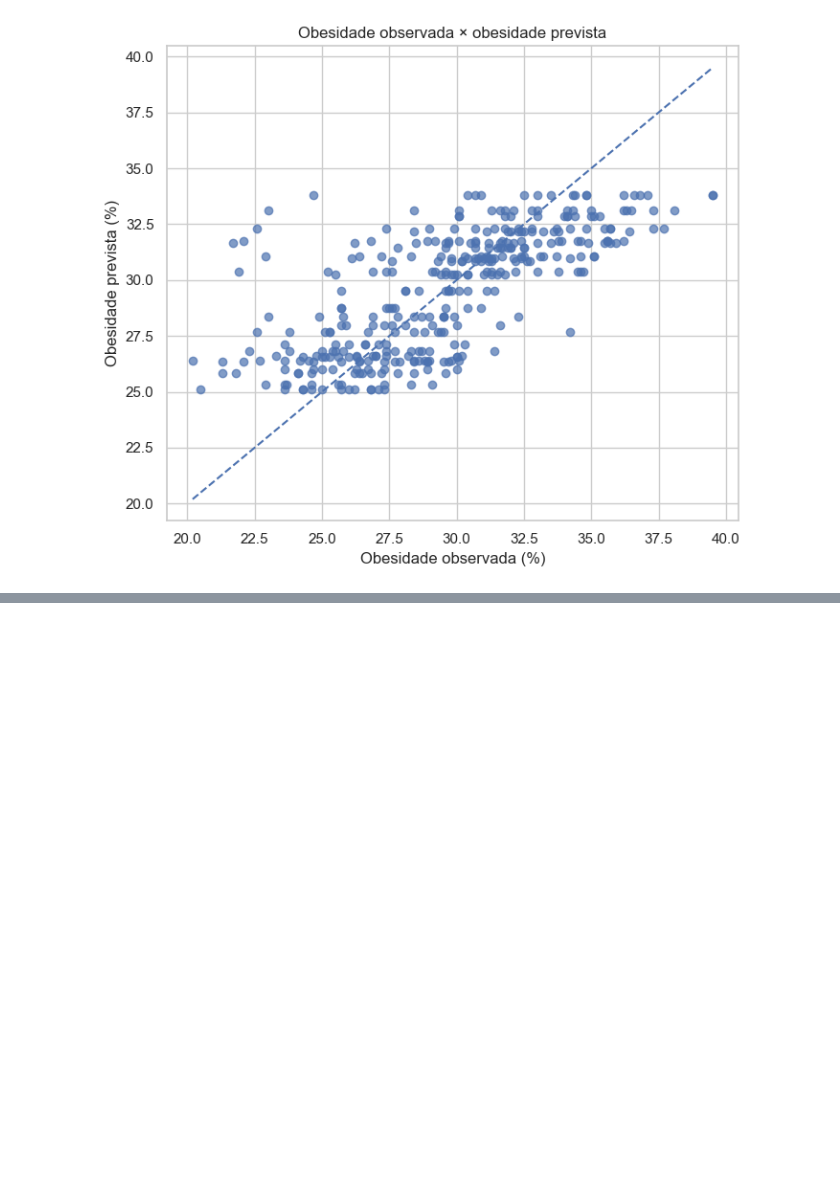
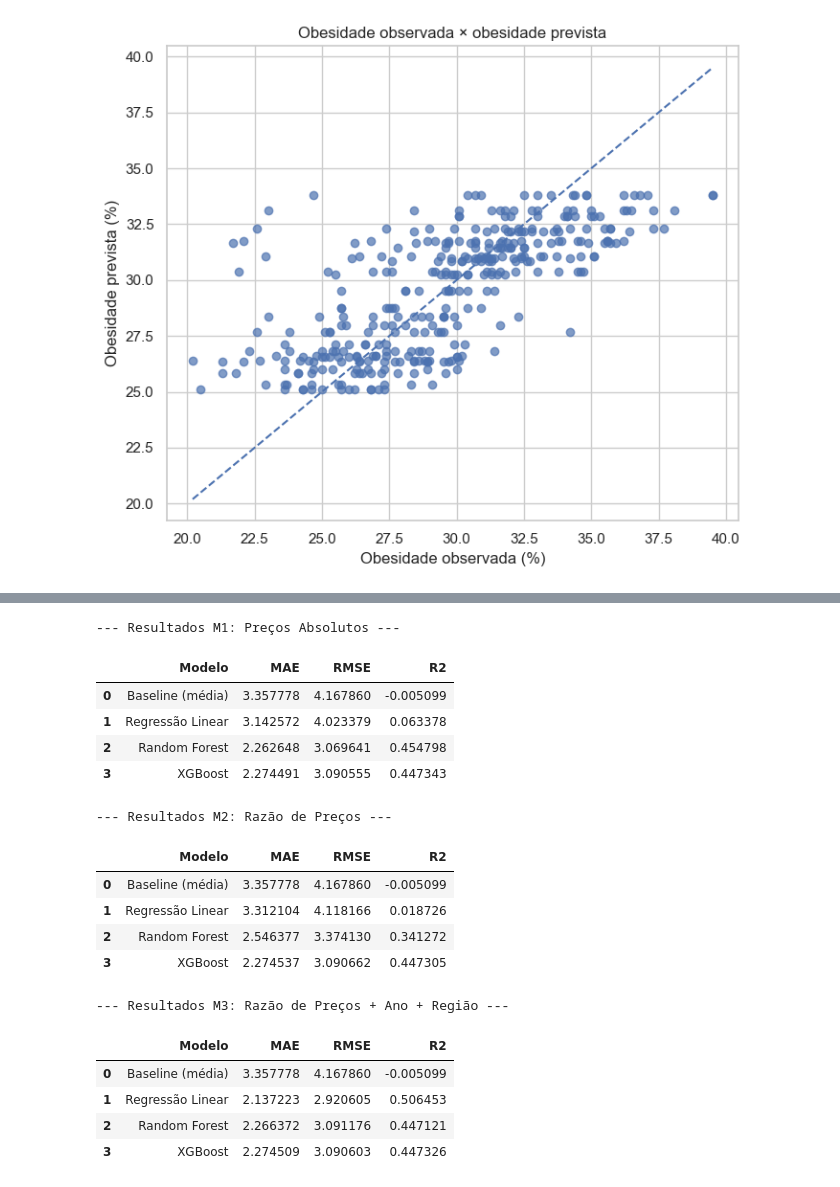
Before and after one commit to KaikyLima/food-price-obesity-analysis, a Jupyter notebook: note.ipynb, the cells around one changed output, grey strips where cells are left out. Cells and saved outputs as stored; diff of their text form; code cells hidden in the pictures; blank space fills up the shorter version.

Commit message:
Análise preço alimento X obesidade

```diff
--- a/note.ipynb
+++ b/note.ipynb
@@ -792,0 +740,56 @@ Portanto, a interpretação deve ser feita como **associação estatística expl
+# %%
+# ========================================================
+# Modelagem: Preços vs Obesidade (M1, M2 e M3)
+# ========================================================
+# Definindo a variável alvo
+y = df_obesidade["Obesity_Rate"]
+
+# --- Cenário M1: Preços Absolutos ---
+X_m1 = df_obesidade[["Price_Healthy", "Price_Processed"]]
+
+print("--- Resultados M1: Preços Absolutos ---")
+df_res_m1, info_m1 = comparar_modelos_regressao(X_m1, y)
+display(df_res_m1)
+
+
+# --- Cenário M2: Razão de Preços ---
+X_m2 = df_obesidade[["Price_Ratio"]]
+
+print("\n--- Resultados M2: Razão de Preços ---")
+df_res_m2, info_m2 = comparar_modelos_regressao(X_m2, y)
+display(df_res_m2)
+
+
+# --- Cenário M3: Razão de Preços + Ano + Região ---
+# Mapeando os códigos de região para texto usando o seu dicionário padrão
+REGIOES = {1: "Nordeste", 2: "Centro-Oeste", 3: "Sul", 4: "Oeste"}
+regiao_dummies = pd.get_dummies(df_obesidade["Metroregion_code"].map(REGIOES), prefix="Regiao", drop_first=True)
+
+# Concatenando as variáveis preditoras finais
+X_m3 = pd.concat([
+    df_obesidade[["Price_Ratio", "Year"]],
+    regiao_dummies
+], axis=1)
+
+print("\n--- Resultados M3: Razão de Preços + Ano + Região ---")
+df_res_m3, info_m3 = comparar_modelos_regressao(X_m3, y)
+display(df_res_m3)
+# %% [output]
+--- Resultados M1: Preços Absolutos ---
+|  | Modelo | MAE | RMSE | R2 |
+| 0 | Baseline (média) | 3.357778 | 4.167860 | -0.005099 |
+| 1 | Regressão Linear | 3.142572 | 4.023379 | 0.063378 |
+| 2 | Random Forest | 2.262648 | 3.069641 | 0.454798 |
+| 3 | XGBoost | 2.274491 | 3.090555 | 0.447343 |
+--- Resultados M2: Razão de Preços ---
+|  | Modelo | MAE | RMSE | R2 |
+| 0 | Baseline (média) | 3.357778 | 4.167860 | -0.005099 |
+| 1 | Regressão Linear | 3.312104 | 4.118166 | 0.018726 |
+| 2 | Random Forest | 2.546377 | 3.374130 | 0.341272 |
+| 3 | XGBoost | 2.274537 | 3.090662 | 0.447305 |
+--- Resultados M3: Razão de Preços + Ano + Região ---
+|  | Modelo | MAE | RMSE | R2 |
+| 0 | Baseline (média) | 3.357778 | 4.167860 | -0.005099 |
+| 1 | Regressão Linear | 2.137223 | 2.920605 | 0.506453 |
+| 2 | Random Forest | 2.266372 | 3.091176 | 0.447121 |
+| 3 | XGBoost | 2.274509 | 3.090603 | 0.447326 |
```
Also changed, not shown: parts of 8 cells of this notebook, 1 other file.
